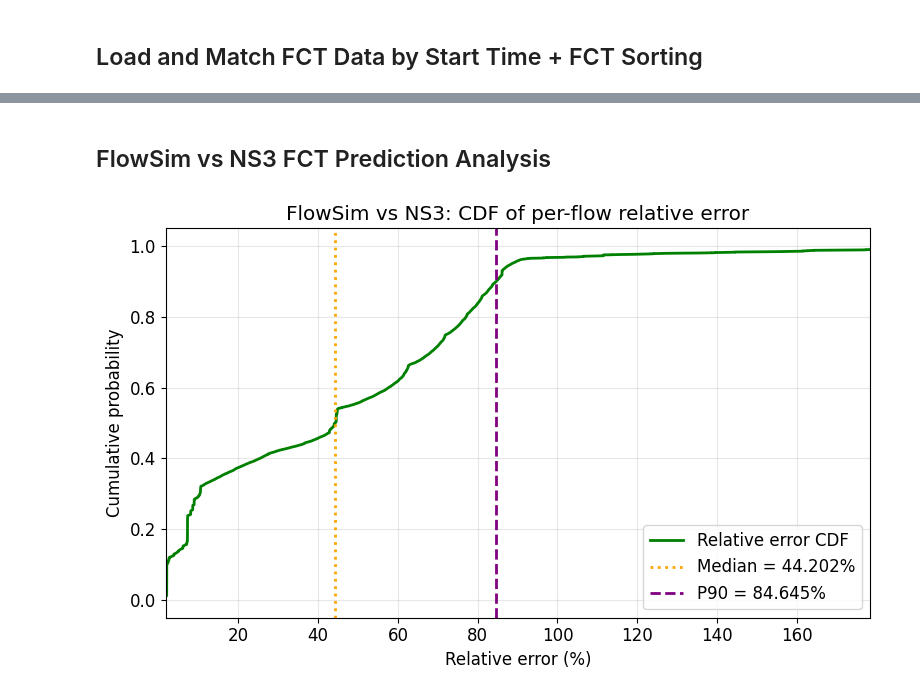
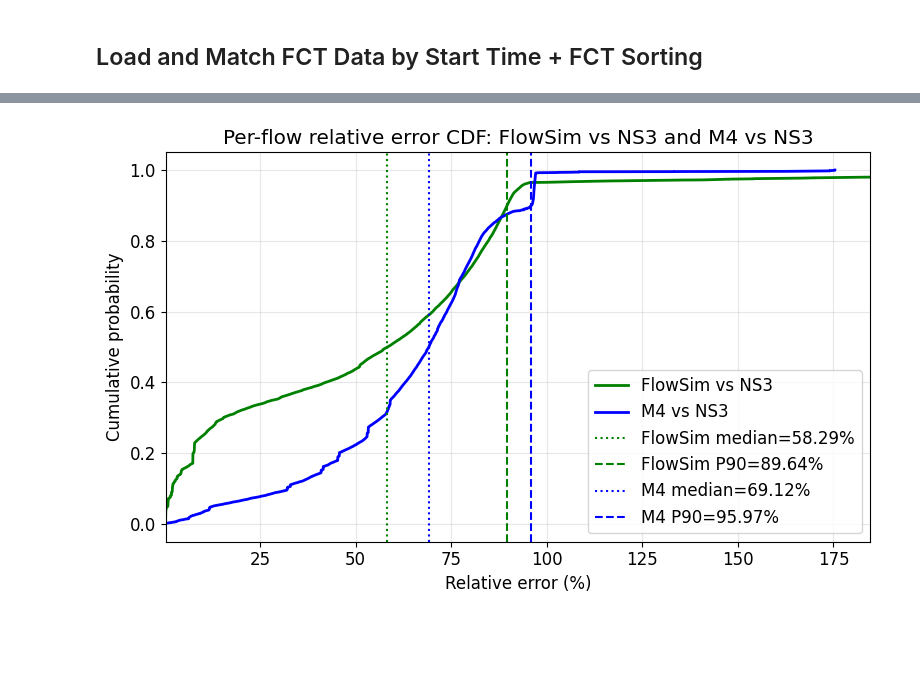
Before and after one commit to liecn/SimAI, a Jupyter notebook: plot_eval.ipynb, the cells around one changed output, grey strips where cells are left out. Saved outputs shown, nothing was run; the diff lists cells and outputs as text; code cells hidden in the pictures; blank space fills up the shorter version.

```diff
--- a/plot_eval.ipynb
+++ b/plot_eval.ipynb
@@ -128,31 +171,41 @@ Message sizes match: True
-# %% [markdown]
-## FlowSim vs NS3 FCT Prediction Analysis
 # %%
-# Assumes merged_df with column 'relative_error' already prepared above
-errors_pct = merged_df['relative_error']  # already in percent in this notebook
-sorted_errors = np.sort(errors_pct)
-cdf_y = np.arange(1, len(sorted_errors) + 1) / len(sorted_errors)
+# CDF comparison: FlowSim vs NS3 and M4 vs NS3
+# Requires merged_fs and merged_m4 (built above)
+errors_fs = merged_fs['relative_error']  # percent
+errors_m4 = merged_m4['relative_error']  # percent
+
+sorted_fs = np.sort(errors_fs.values)
+sorted_m4 = np.sort(errors_m4.values)
+
+cdf_fs = np.arange(1, len(sorted_fs) + 1) / len(sorted_fs)
+cdf_m4 = np.arange(1, len(sorted_m4) + 1) / len(sorted_m4)
 
 plt.figure(figsize=(8, 5))
-plt.plot(sorted_errors, cdf_y, linewidth=2, color='green', label='Relative error CDF')
+plt.plot(sorted_fs, cdf_fs, linewidth=2, color='green', label='FlowSim vs NS3')
+plt.plot(sorted_m4, cdf_m4, linewidth=2, color='blue', label='M4 vs NS3')
 
-# Markers: median and P90
-med = np.median(errors_pct)
-p90 = np.percentile(errors_pct, 90)
-plt.axvline(med, color='orange', linestyle=':', linewidth=2, label=f'Median = {med:.3f}%')
-plt.axvline(p90, color='purple', linestyle='--', linewidth=2, label=f'P90 = {p90:.3f}%')
+# Markers: median and P90 for both
+med_fs = float(np.median(errors_fs))
+p90_fs = float(np.percentile(errors_fs, 90))
+med_m4 = float(np.median(errors_m4))
+p90_m4 = float(np.percentile(errors_m4, 90))
+plt.axvline(med_fs, color='green', linestyle=':', linewidth=1.5, label=f'FlowSim median={med_fs:.2f}%')
+plt.axvline(p90_fs, color='green', linestyle='--', linewidth=1.5, label=f'FlowSim P90={p90_fs:.2f}%')
+plt.axvline(med_m4, color='blue', linestyle=':', linewidth=1.5, label=f'M4 median={med_m4:.2f}%')
+plt.axvline(p90_m4, color='blue', linestyle='--', linewidth=1.5, label=f'M4 P90={p90_m4:.2f}%')
 
 plt.xlabel('Relative error (%)')
 plt.ylabel('Cumulative probability')
-plt.title('FlowSim vs NS3: CDF of per-flow relative error')
+plt.title('Per-flow relative error CDF: FlowSim vs NS3 and M4 vs NS3')
 plt.grid(True, alpha=0.3)
 plt.legend()
 
-# Focus x-range to 1st–99th percentiles
-x1 = np.percentile(errors_pct, 1)
-x99 = np.percentile(errors_pct, 99)
+# Focus x-range to 1st–99th percentiles across both
+x_all = np.concatenate([errors_fs.values, errors_m4.values])
+x1 = float(np.percentile(x_all, 1))
+x99 = float(np.percentile(x_all, 99))
 plt.xlim(x1, x99)
 plt.tight_layout()
 plt.show()
 # %% [output]
-[figure, old version]
+[figure, new version]
```
Also changed, not shown: parts of 1 cell of this notebook, 6 other files.
